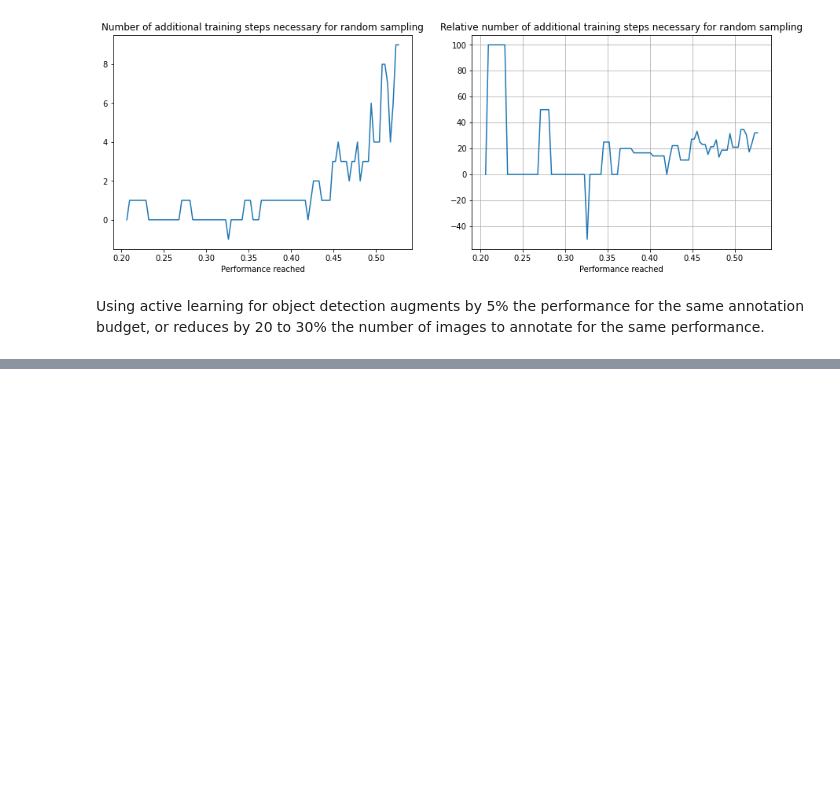
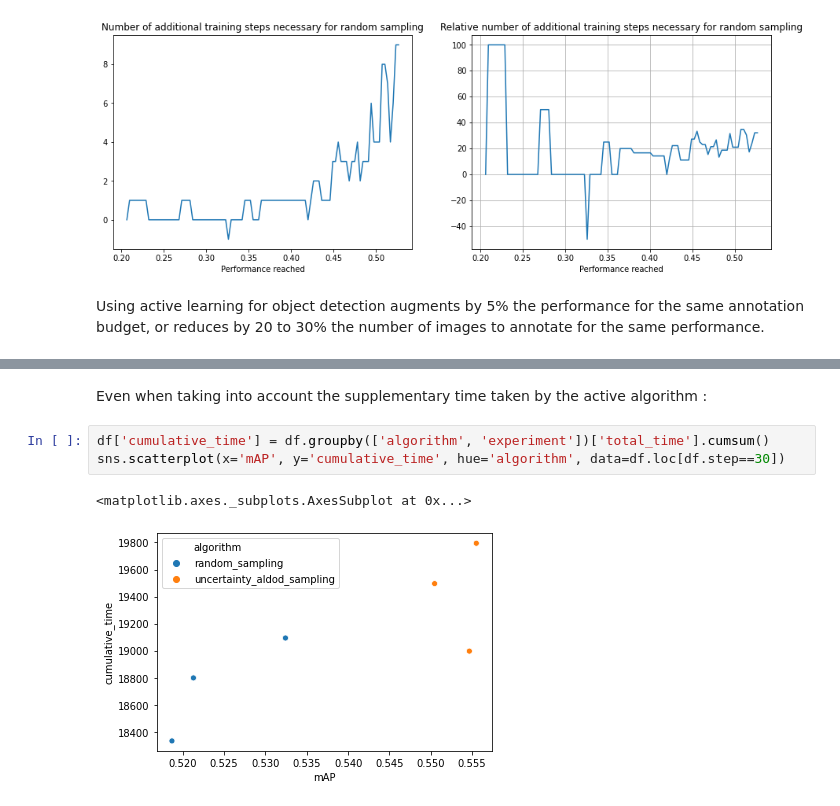
Before and after one commit to kili-technology/kili-python-sdk, a Jupyter notebook: recipes/active-learning/object_detection.ipynb, the cells around one changed output, grey strips where cells are left out. Saved outputs shown, nothing was run; the diff lists cells and outputs as text; blank space fills up the shorter version.

```diff
--- a/recipes/active-learning/object_detection.ipynb
+++ b/recipes/active-learning/object_detection.ipynb
@@ -107,0 +171,8 @@ Using active learning for object detection augments by 5% the performance for th
+# %% [markdown]
+Even when taking into account the supplementary time taken by the active algorithm :
+# %%
+df['cumulative_time'] = df.groupby(['algorithm', 'experiment'])['total_time'].cumsum()
+sns.scatterplot(x='mAP', y='cumulative_time', hue='algorithm', data=df.loc[df.step==30])
+# %% [output]
+<matplotlib.axes._subplots.AxesSubplot at 0x...>
+[figure, added]
```
Also changed, not shown: parts of 24 cells of this notebook, 1 other file.
